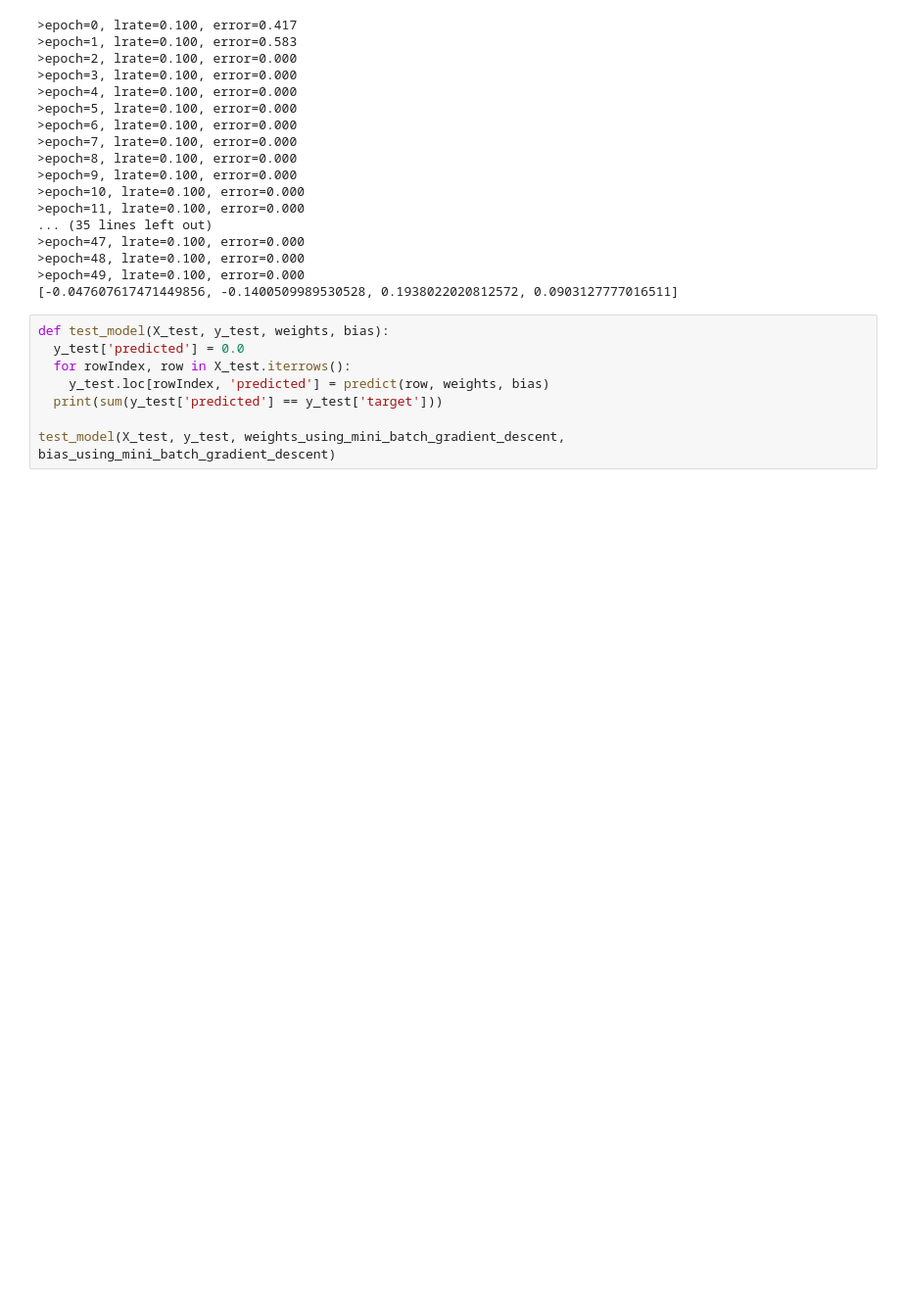
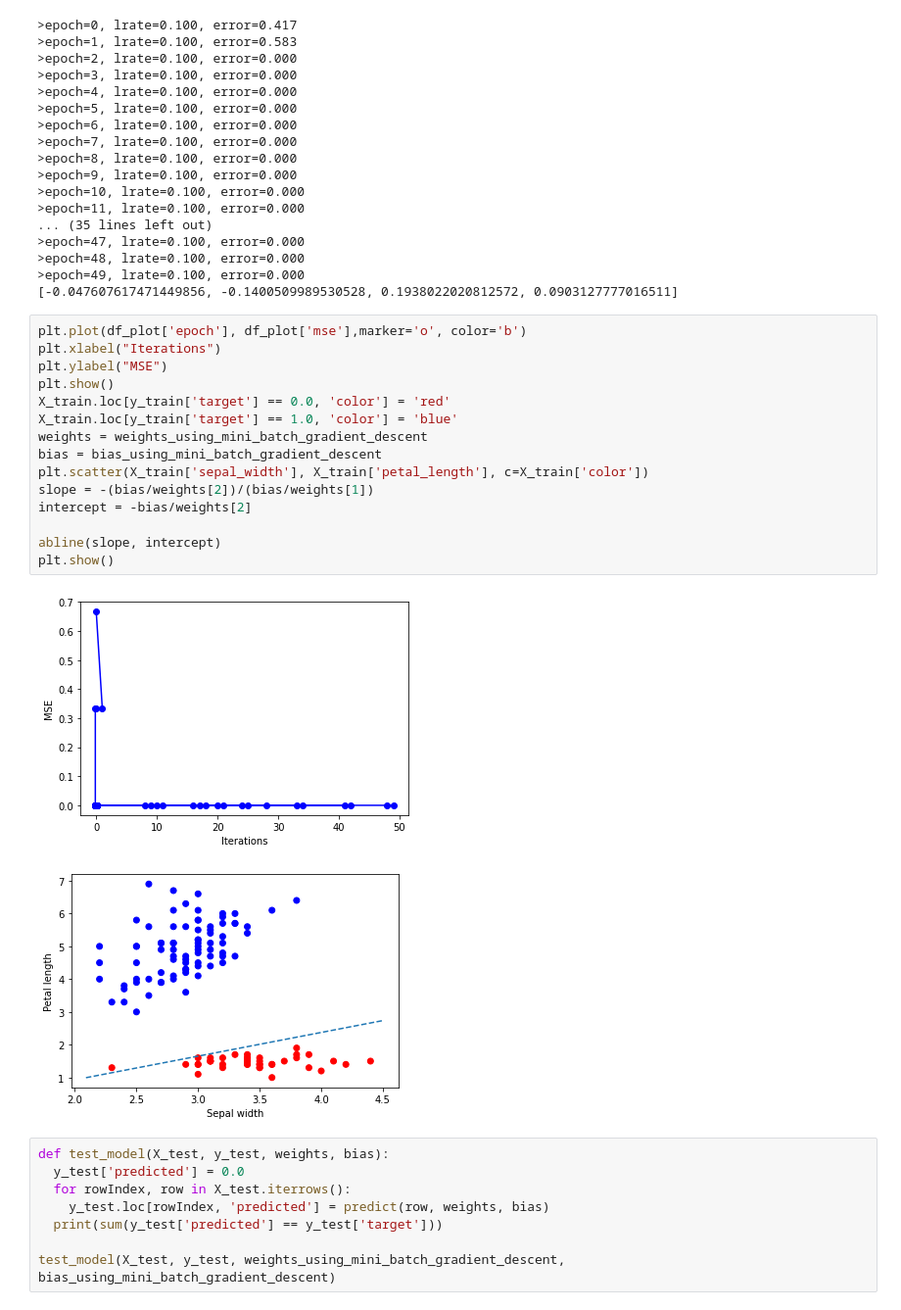
Before and after one commit to GuptaNavdeep1983/CS688, a Jupyter notebook: 767_assignment2.ipynb, the cells around one changed output. Shown at 98% size. Saved outputs shown, nothing was run; the diff lists cells and outputs as text; blank space fills up the shorter version.

```diff
--- a/767_assignment2.ipynb
+++ b/767_assignment2.ipynb
@@ -138,6 +155,24 @@ print(weights_using_mini_batch_gradient_descent)
 >epoch=48, lrate=0.100, error=0.000
 >epoch=49, lrate=0.100, error=0.000
 [-0.047607617471449856, -0.1400509989530528, 0.1938022020812572, 0.0903127777016511]
+# %%
+plt.plot(df_plot['epoch'], df_plot['mse'],marker='o', color='b')
+plt.xlabel("Iterations")
+plt.ylabel("MSE")
+plt.show()
+X_train.loc[y_train['target'] == 0.0, 'color'] = 'red'
+X_train.loc[y_train['target'] == 1.0, 'color'] = 'blue'
+weights = weights_using_mini_batch_gradient_descent
+bias = bias_using_mini_batch_gradient_descent
+plt.scatter(X_train['sepal_width'], X_train['petal_length'], c=X_train['color'])
+slope = -(bias/weights[2])/(bias/weights[1])
+intercept = -bias/weights[2]
+
+abline(slope, intercept)
+plt.show()
+# %% [output]
+[figure, added]
+[figure, added]
 # %%
 def test_model(X_test, y_test, weights, bias):
   y_test['predicted'] = 0.0
```
Also changed, not shown: parts of 7 cells of this notebook.
